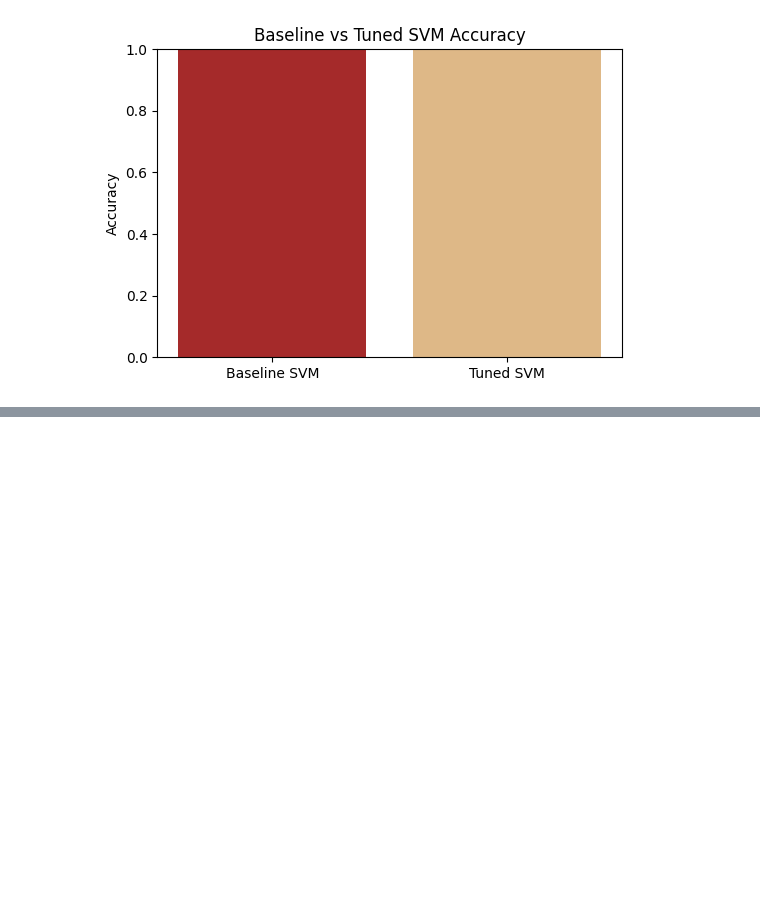
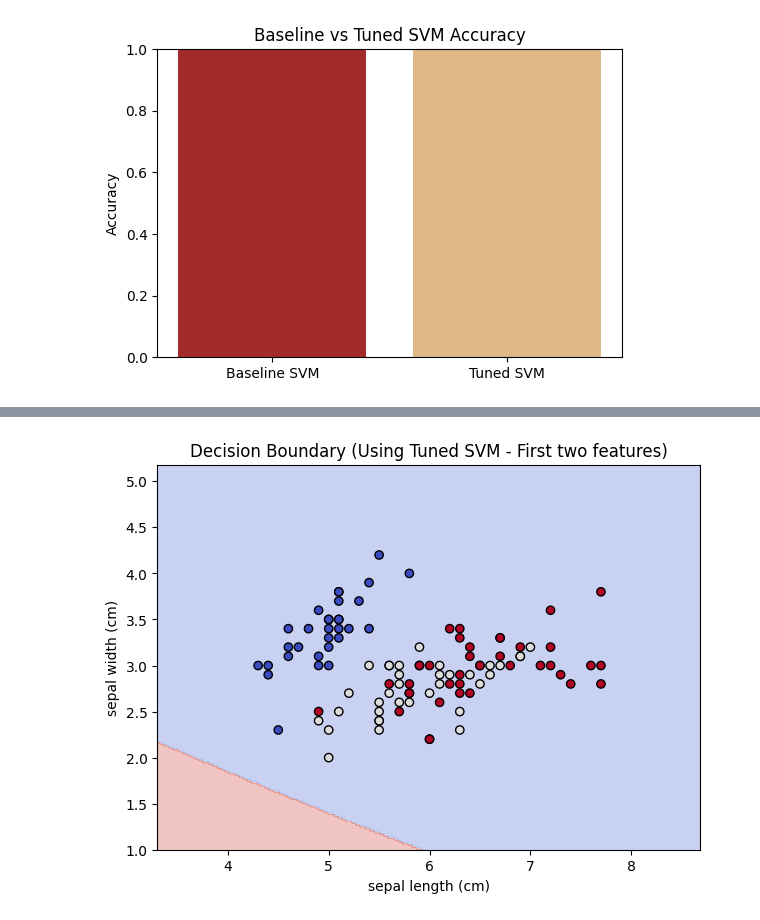
Before and after one commit to Praharshita1275/Machine-learning, a Jupyter notebook: ML_Assignment2.ipynb, the cells around one changed output, grey strips where cells are left out. Saved outputs shown, nothing was run; the diff lists cells and outputs as text; code cells hidden in the pictures; blank space fills up the shorter version.

```diff
--- a/ML_Assignment2.ipynb
+++ b/ML_Assignment2.ipynb
@@ -157,0 +193,45 @@ plt.show()
+# %%
+# Step 9: Visualizing Decision Boundary (for first two features only)
+import numpy as np
+
+# Use the full training set for visualization
+X_set, y_set = X_train, y_train
+best_model = best_svm # Use the best model found by GridSearchCV
+
+# Create a meshgrid of all four features
+# This is a simplification for visualization on a 2D plot, ideally you'd use a PairGrid or similar for multi-dimensional data
+x_min, x_max = X_set[:, 0].min() - 1, X_set[:, 0].max() + 1
+y_min, y_max = X_set[:, 1].min() - 1, X_set[:, 1].max() + 1
+z_min, z_max = X_set[:, 2].min() - 1, X_set[:, 2].max() + 1
+w_min, w_max = X_set[:, 3].min() - 1, X_set[:, 3].max() + 1
+
+# Create a meshgrid for the first two features for plotting purposes
+X1, X2 = np.meshgrid(
+    np.arange(x_min, x_max, 0.02), # Reduced step size for smoother boundary
+    np.arange(y_min, y_max, 0.02)
+)
+
+# To plot the decision boundary in 2D, we need to fix the other two features.
+# A common approach is to use the mean of the training data for the fixed features.
+fixed_z = np.mean(X_set[:, 2])
+fixed_w = np.mean(X_set[:, 3])
+
+# Create a dataset for prediction using the meshgrid and fixed features
+X_predict = np.c_[X1.ravel(), X2.ravel(), np.full(X1.ravel().shape, fixed_z), np.full(X1.ravel().shape, fixed_w)]
+
+
+plt.figure(figsize=(7,5))
+# Predict the class for each point in the meshgrid
+Z = best_model.predict(X_predict).reshape(X1.shape)
+
+# Plot the decision boundary
+plt.contourf(X1, X2, Z, alpha=0.3, cmap='coolwarm')
+
+# Plot the training points
+plt.scatter(X_set[:, 0], X_set[:, 1], c=y_set, edgecolors='k', cmap='coolwarm')
+plt.title('Decision Boundary (Using Tuned SVM - First two features)')
+plt.xlabel(iris.feature_names[0])
+plt.ylabel(iris.feature_names[1])
+plt.show()
+# %% [output]
+[figure, added]
```
Also changed, not shown: parts of 4 cells of this notebook.
